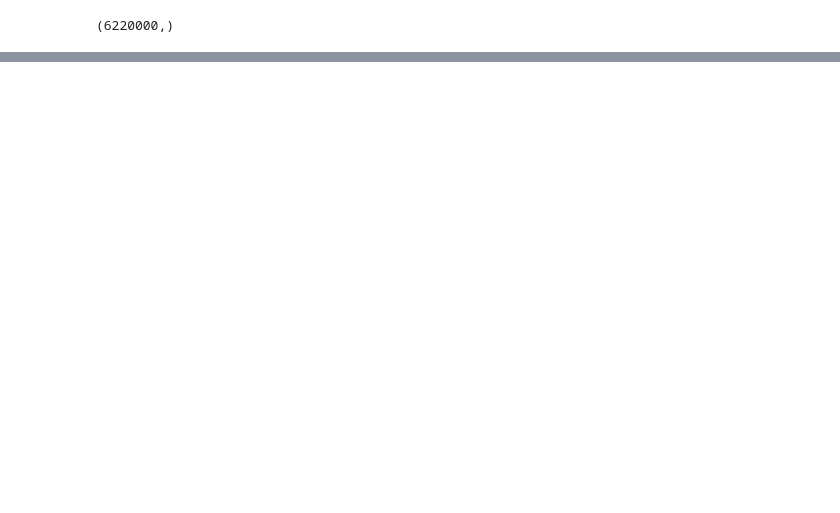
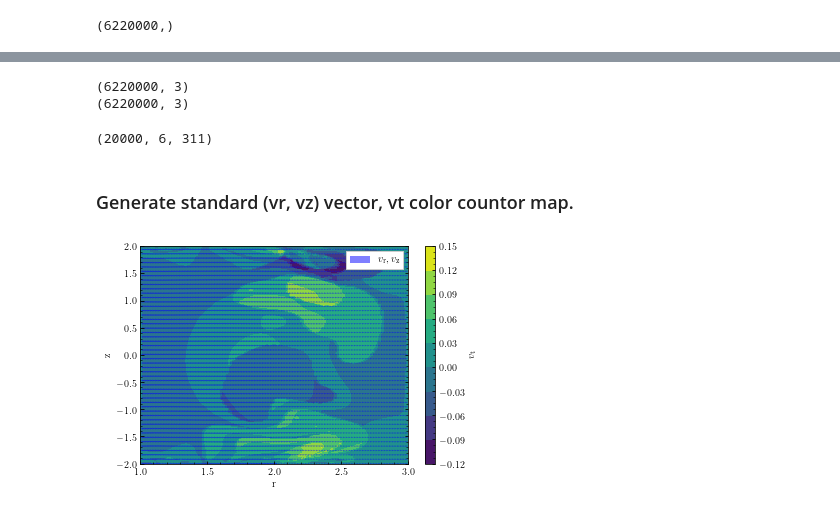
Before and after one commit to hlane17/notebooks, a Jupyter notebook: crunchTheta.ipynb, the cells around one changed output, grey strips where cells are left out. Drawn from its saved outputs; the diff is of its cells as text; code cells hidden in the pictures; blank space fills up the shorter version.

```diff
--- a/crunchTheta.ipynb
+++ b/crunchTheta.ipynb
@@ -312,5 +46,0 @@ plt.plot(vt_avg)
-# %%
-n=10
-print(r.min())
-plt.plot(r[::n],z[::n])
-print(str(t.min()) + " and " + str(t.max()))
@@ -367,0 +47,47 @@ M.D(pos)
+# %%
+#For each defined cell of the grid positions, we take the neighbors (as found in cubes) and find
+#an individual value for each and every grid position. This should return an array with a unique value
+#for grid position of a velocity. Then, we can easily find the averages along an axis
+def VelAverage(neighbors):
+    VList = []
+    for n in neighbors:
+        VList.append(np.average(Velocities[n],axis = 0))
+    return VList
+VFinal = np.array(VelAverage(Cubes)); print(np.shape(VFinal)); print(np.shape(positions))
+# %% [output]
+(6220000, 3)
+(6220000, 3)
+# %%
+r_i = np.linspace(Coordinates[:,0].min(),Coordinates[:,0].max(),100)
+z_i = np.linspace(-2.0,2.0,200)
+A, B = np.meshgrid(r_i,z_i)
+GridFinal = np.concatenate((positions,VFinal),axis=1)
+#New approach. Create slices from data.
+arrTheta = np.empty((numR*numZ, len(GridFinal[1])))
+for t in np.unique(GridFinal[:,1]):
+    id1 = GridFinal[:,1]==t
+    slice = GridFinal[id1]
+    arrTheta = np.dstack([arrTheta, slice])
+arrTheta = arrTheta[:,:,1:] #Excludes the empty array we created.
+#We now crunch theta across the theta axis.
+crunchTheta = np.nanmean(arrTheta, axis=2)
+r_avg = crunchTheta[:,0]
+t_avg = crunchTheta[:,1]
+z_avg = crunchTheta[:,2]
+vr_avg = crunchTheta[:,3]
+vt_avg = crunchTheta[:,4]
+vz_avg = crunchTheta[:,5]
+print(arrTheta.shape)
+# %% [output]
+(20000, 6, 311)
+# %% [markdown]
+### Generate standard (vr, vz) vector, vt color countor map.
+# %%
+m = -1.2; n= 4
+QV = plt.quiver(r_avg[::n], z_avg[::n], (10**m)*vr_avg[::n], (10**m)*vz_avg[::n], color='b', units='xy', scale=1, alpha=0.5)
+Z = griddata((r_avg,z_avg),vt_avg,(A,B))
+plt.contourf(A,B,Z, zorder=-1,); plt.colorbar(label=r"$v_{\rm t}$"); plt.xlabel("r");plt.ylabel("z");
+plt.legend([QV], [r"$v_{\rm r}, v_{\rm z}$"], loc='upper right', frameon=True)
+plt.savefig("/home/hlane/yt-conda/PPPL/plots/crunchTheta_Vmap.pdf",bbox_inches='tight')
+# %% [output]
+[figure, added]
```
Also changed, not shown: parts of 52 cells of this notebook, 1 other file.
